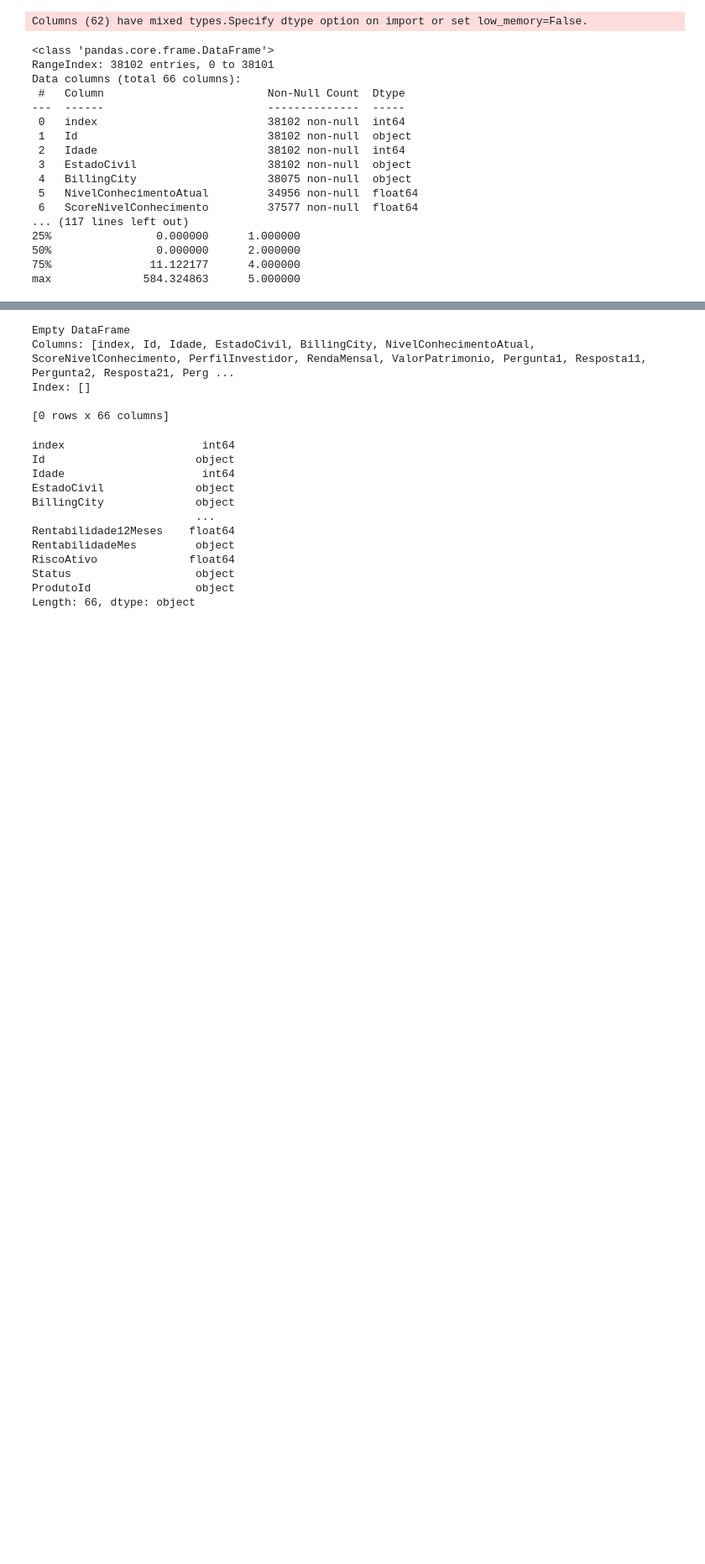
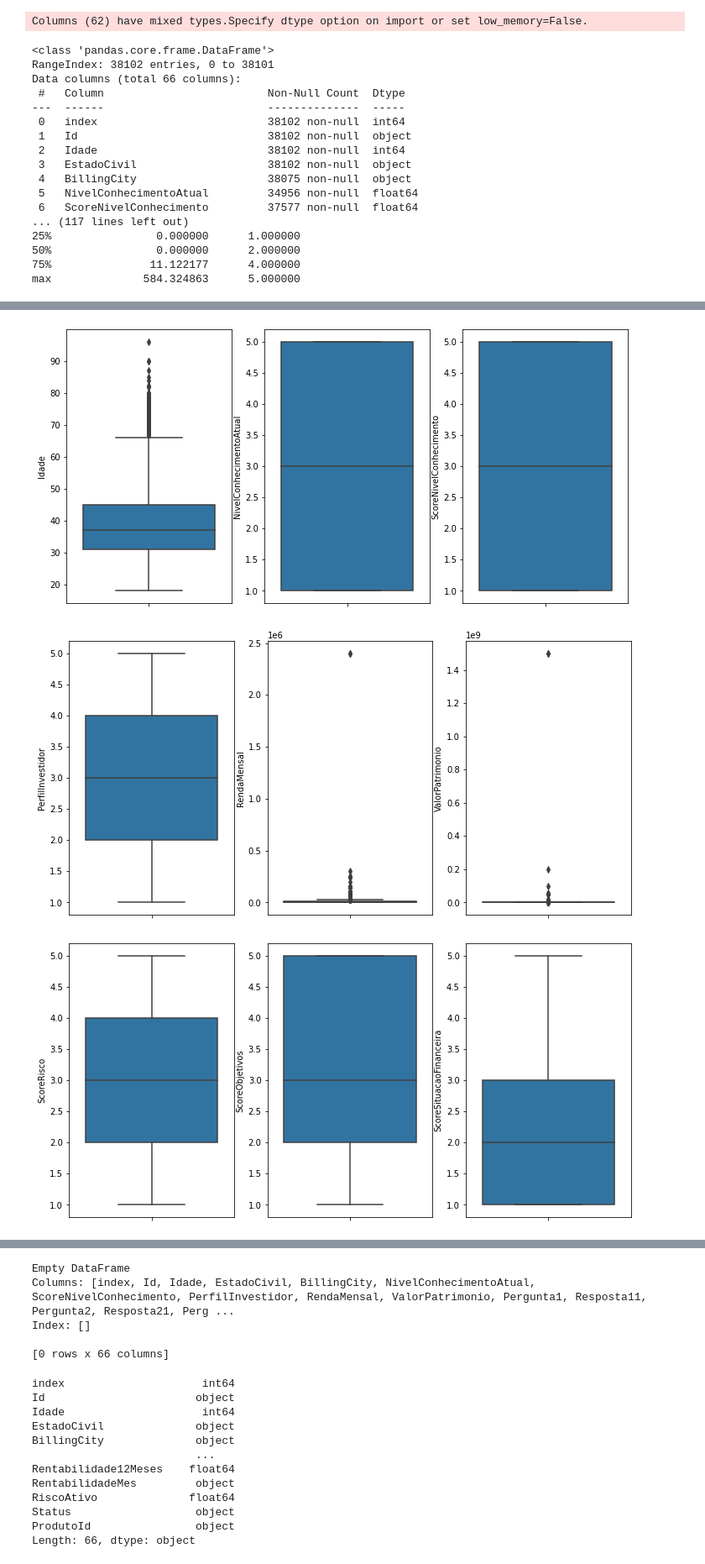
Before and after one commit to MartaFreitas/mininvest, a Jupyter notebook: Analise-dataset01.ipynb, the cells around one changed output, grey strips where cells are left out. Shown at 84% size. Drawn from its saved outputs; the diff is of its cells as text; code cells hidden in the pictures; blank space fills up the shorter version.

```diff
--- a/Analise-dataset01.ipynb
+++ b/Analise-dataset01.ipynb
@@ -34,3 +34,6 @@ Data columns (total 66 columns):
 50%                0.000000      2.000000
 75%               11.122177      4.000000
 max              584.324863      5.000000
+# %%
+df = df.iloc[:,[1,2,3,4,5,6,7,8,9,46,47,48,49,58,61,62,63,64,65]]
+df.info()
@@ -36,0 +82,2 @@ max              584.324863      5.000000
+# %%
+df.dropna(inplace = True)
@@ -56,0 +122,2 @@ Length: 66, dtype: int64
+# %%
+df.drop_duplicates(inplace = True)
@@ -56,0 +139,47 @@ Length: 66, dtype: int64
+# %%
+plt.figure(figsize=(12,6))
+plt.subplot(1,3,1)
+fig = sns.boxplot(x='Idade', data=df, orient='v')
+
+plt.subplot(1,3,2)
+fig = sns.boxplot(x='NivelConhecimentoAtual', data=df, orient='v')
+
+plt.subplot(1,3,3)
+fig = sns.boxplot(x='ScoreNivelConhecimento', data=df, orient='v')
+
+
+plt.figure(figsize=(12,6))
+plt.subplot(1,3,1)
+fig = sns.boxplot(x='PerfilInvestidor', data=df, orient='v')
+
+plt.subplot(1,3,2)
+fig = sns.boxplot(x='RendaMensal', data=df, orient='v')
+
+plt.subplot(1,3,3)
+fig = sns.boxplot(x='ValorPatrimonio', data=df, orient='v')
+
+plt.figure(figsize=(12,6))
+plt.subplot(1,3,1)
+fig = sns.boxplot(x='ScoreRisco', data=df, orient='v')
+
+plt.subplot(1,3,2)
+fig = sns.boxplot(x='ScoreObjetivos', data=df, orient='v')
+
+plt.subplot(1,3,3)
+fig = sns.boxplot(x='ScoreSituacaoFinanceira', data=df, orient='v')
+
+
+plt.figure(figsize=(12,6))
+plt.subplot(1,3,1)
+fig = sns.boxplot(x='Rentabilidade12Meses', data=df, orient='v')
+
+plt.subplot(1,3,2)
+fig = sns.boxplot(x='RiscoAtivo', data=df, orient='v')
+
+
+#sns.distplot(df['Idade'], bins=20, kde=False);
+#sns.distplot(df['EstadoCivil'], bins=20);
+# %% [output]
+[figure, added]
+[figure, added]
+[figure, added]
```
Also changed, not shown: parts of 12 cells of this notebook, 1 other file.
